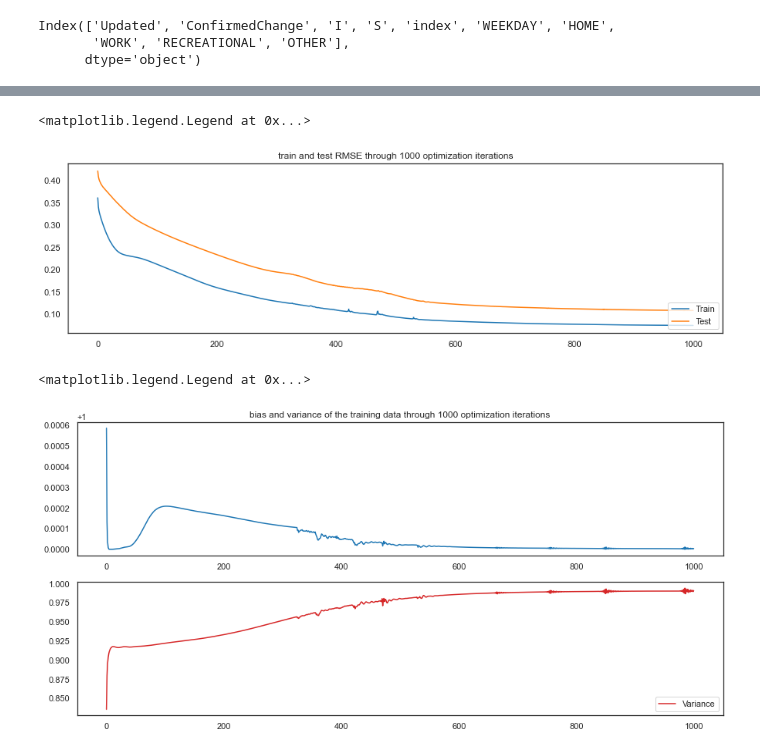
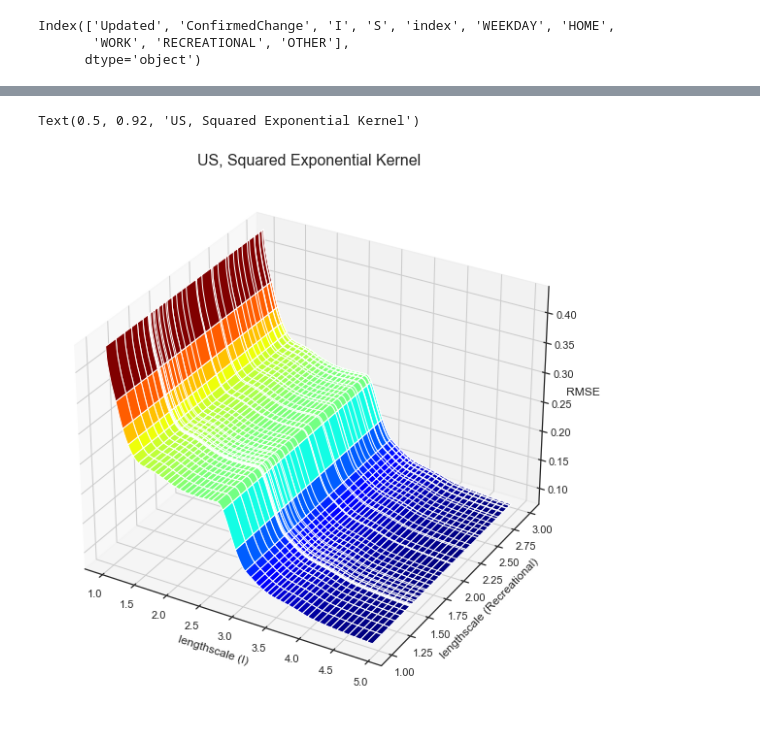
Before and after one commit to epidemic-research-team/epidemic-gaussian-process, a Jupyter notebook: Countries Multioutput.ipynb, the cells around one changed output, grey strips where cells are left out. Saved outputs shown, nothing was run; the diff lists cells and outputs as text; code cells hidden in the pictures.

```diff
--- a/Countries Multioutput.ipynb
+++ b/Countries Multioutput.ipynb
@@ -559,21 +571,16 @@ plt.show()
-# %%
-# Plot the evolution of train and test RMSE through the 1000 optimization iterations
-fig = plt.figure(figsize=(15, 4))
-ax = fig.add_subplot(1, 1, 1)
-ax.plot(np.array(rmse_sop), color='tab:blue', label='Train')
-ax.plot(np.array(test_rmse_sop), color='tab:orange', label='Test')
-ax.set_title('train and test RMSE through 1000 optimization iterations')
-plt.legend(loc='lower right')
-# %% [output]
-<matplotlib.legend.Legend at 0x...>
-[figure, removed]
-# %%
-# Plot the evolution of bias and variance in the train set through the 1000 optimization iterations
-fig, ax = plt.subplots(nrows=2, ncols=1, figsize=(15, 7))
-ax[0].plot(np.array(tr_bias_sop), color='tab:blue', label='Bias')
-ax[0].set_title('bias and variance of the training data through 1000 optimization iterations')
-ax[1].plot(np.array(tr_var_sop), color='tab:red', label='Variance')
-plt.legend(loc='lower right')
-# %% [output]
-<matplotlib.legend.Legend at 0x...>
-[figure, removed]
+# %%
+# Try to plot a 3D figure of a SE lengthscale of infected, a SE lengthscale of recreational, of the training set RMSE
+# over 1000 optimization iterations.
+xaxis, yaxis = np.meshgrid(length1_sop, length2_sop)
+zaxis, yaxis = np.meshgrid(rmse_sop, length2_sop)
+
+fig = plt.figure(figsize=(10, 10))
+ax = fig.add_subplot(111, projection='3d')
+ax.plot_surface(xaxis, yaxis, zaxis, cmap='jet')
+ax.set_xlabel('lengthscale (I)')
+ax.set_ylabel('lengthscale (Recreational)')
+ax.set_zlabel('RMSE')
+ax.set_title('US, Squared Exponential Kernel', fontsize=16)
+# %% [output]
+Text(0.5, 0.92, 'US, Squared Exponential Kernel')
+[figure, added]
```
Also changed, not shown: parts of 11 cells of this notebook, 3 other files.
